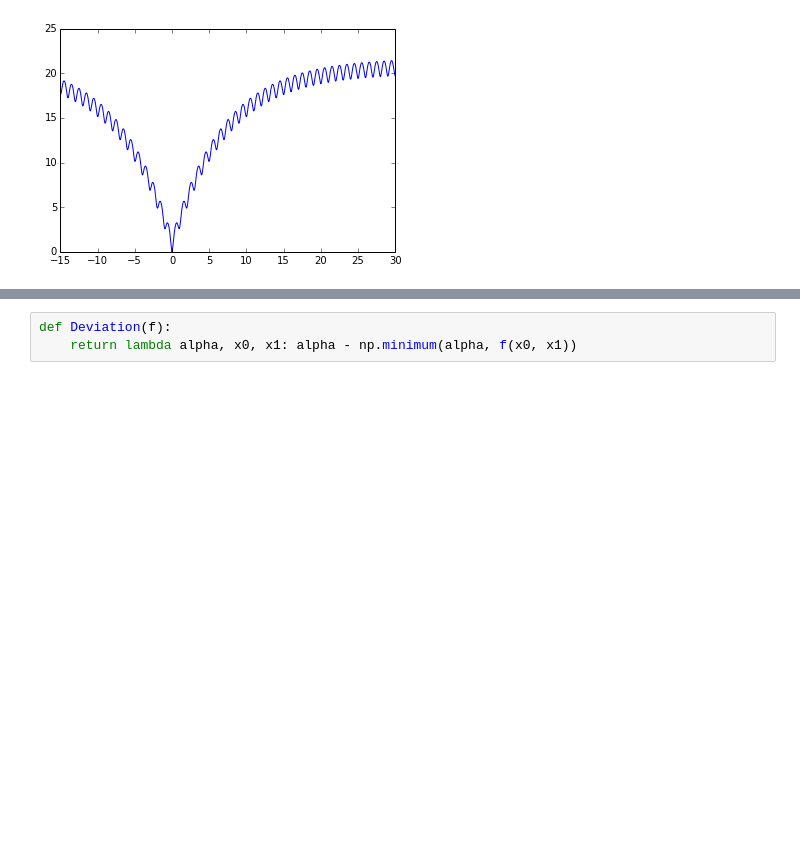
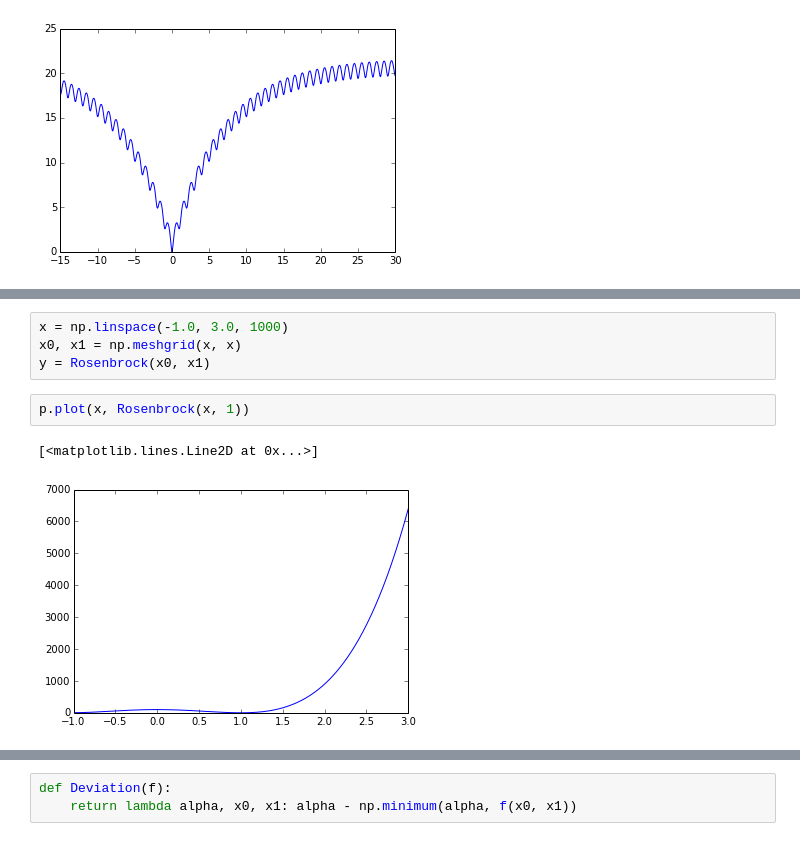
Before and after one commit to robertsdionne/notebooks, a Jupyter notebook: Global Optimization 2D.ipynb, the cells around one changed output, grey strips where cells are left out. Drawn from its saved outputs; the diff is of its cells as text; blank space fills up the shorter version.

```diff
--- a/Global Optimization 2D.ipynb
+++ b/Global Optimization 2D.ipynb
@@ -26,3 +39,12 @@ p.plot(x, Ackley(x, 0))
+# %%
+x = np.linspace(-1.0, 3.0, 1000)
+x0, x1 = np.meshgrid(x, x)
+y = Rosenbrock(x0, x1)
+# %%
+p.plot(x, Rosenbrock(x, 1))
+# %% [output]
+[<matplotlib.lines.Line2D at 0x...>]
+[figure, added]
 # %%
 figure, legend = p.subplots()
 plot = legend.pcolormesh(x0, x1, y, cmap=matplotlib.cm.RdBu)
```
Also changed, not shown: parts of 18 cells of this notebook.
